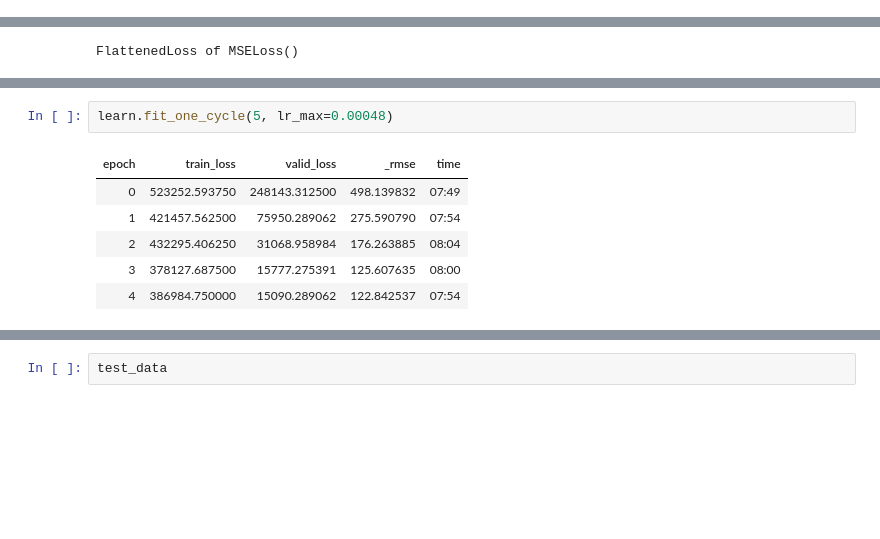
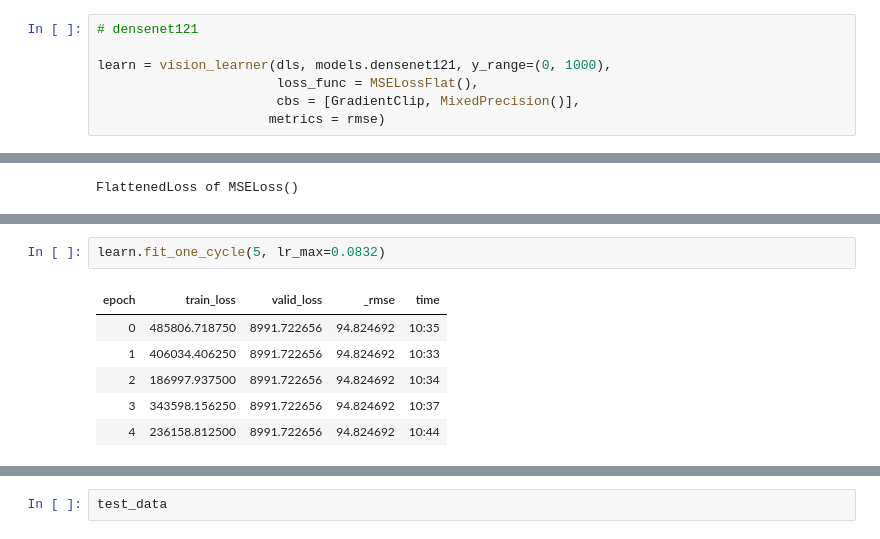
Before and after one commit to ZhangXichu/purr-price-prediction, a Jupyter notebook: main.ipynb, the cells around one changed output, grey strips where cells are left out. Saved outputs shown, nothing was run; the diff lists cells and outputs as text; blank space fills up the shorter version.

```diff
--- a/main.ipynb
+++ b/main.ipynb
@@ -380,6 +380,13 @@ learn = vision_learner(dls, models.resnet34, y_range=(0, 1000),
                        loss_func = MSELossFlat(),
                        cbs = [GradientClip, MixedPrecision()],
                       metrics = rmse)
+# %%
+# densenet121
+
+learn = vision_learner(dls, models.densenet121, y_range=(0, 1000),
+                       loss_func = MSELossFlat(),
+                       cbs = [GradientClip, MixedPrecision()],
+                      metrics = rmse)
 # %%
 learn.metrics
 # %% [output]
@@ -398,12 +405,12 @@ SuggestedLRs(valley=0.0004786300996784121)
 # %%
-learn.fit_one_cycle(5, lr_max=0.00048)
+learn.fit_one_cycle(5, lr_max=0.0832)
 # %% [output]
 | epoch | train_loss | valid_loss | _rmse | time |
-| 0 | 523252.593750 | 248143.312500 | 498.139832 | 07:49 |
-| 1 | 421457.562500 | 75950.289062 | 275.590790 | 07:54 |
-| 2 | 432295.406250 | 31068.958984 | 176.263885 | 08:04 |
-| 3 | 378127.687500 | 15777.275391 | 125.607635 | 08:00 |
-| 4 | 386984.750000 | 15090.289062 | 122.842537 | 07:54 |
+| 0 | 485806.718750 | 8991.722656 | 94.824692 | 10:35 |
+| 1 | 406034.406250 | 8991.722656 | 94.824692 | 10:33 |
+| 2 | 186997.937500 | 8991.722656 | 94.824692 | 10:34 |
+| 3 | 343598.156250 | 8991.722656 | 94.824692 | 10:37 |
+| 4 | 236158.812500 | 8991.722656 | 94.824692 | 10:44 |
 # %%
 learn.fine_tune(epochs=4)
 # %% [output]
```
Also changed, not shown: parts of 5 cells of this notebook.
